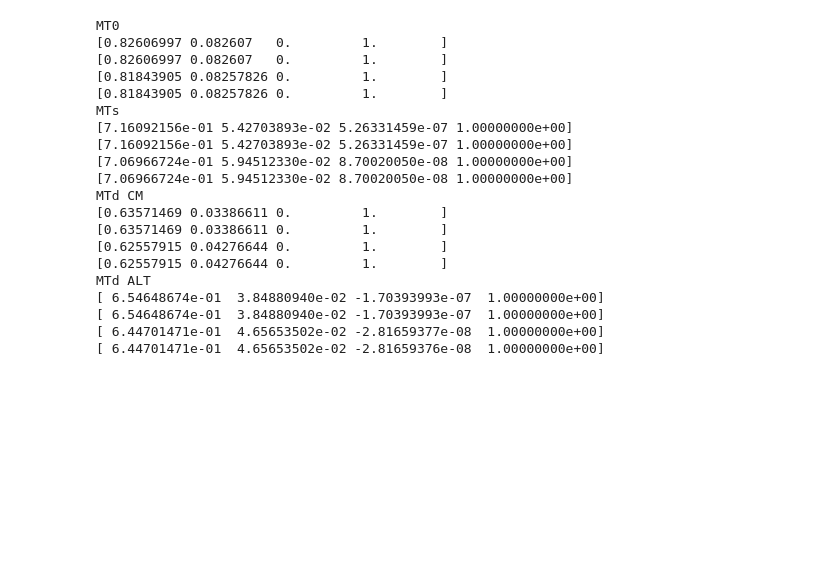
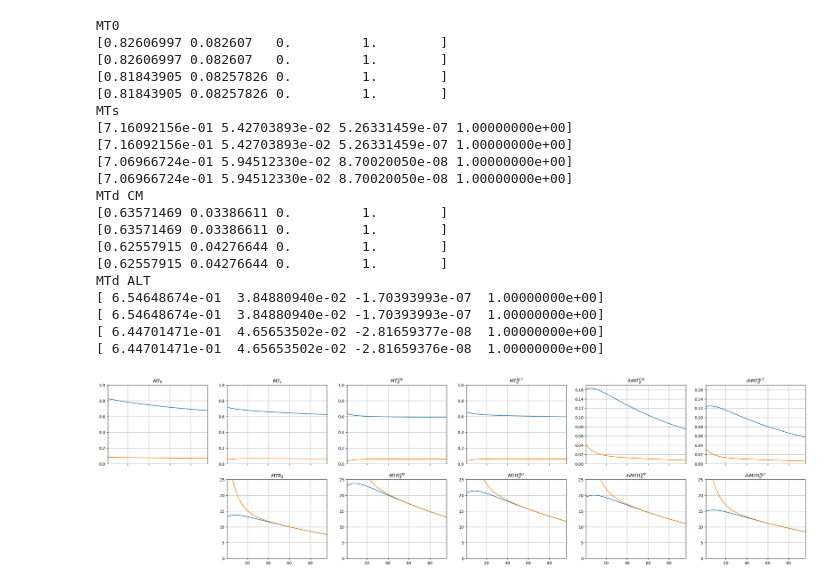
Before and after one commit to SirTwinkleberry/ihMT, a Jupyter notebook: notebook.ipynb, the cells around one changed output. Cells and saved outputs as stored; diff of their text form; code cells hidden in the pictures; blank space fills up the shorter version.

```diff
--- a/notebook.ipynb
+++ b/notebook.ipynb
@@ -204,0 +228,61 @@ MTd ALT
+# %%
+x = range(1, sequence_noDummy.N_adc + 1)
+
+fig, axes = plt.subplots(2, 6, sharex=True, figsize=(32, 8))
+axes = axes.flatten()
+
+axes[0].set_title("$MT_0$")
+axes[0].grid()
+axes[0].set_ylim(0, 1)
+axes[0].plot(x, allMT0[:,0:2])
+axes[0].set_xlim(1, sequence_noDummy.N_adc)
+axes[0 + 6].remove()
+
+axes[1].set_title("$MT_s$")
+axes[1].grid()
+axes[1].set_ylim(0, 1)
+axes[1].plot(x, allMTs[:,0:2])
+axes[1 + 6].set_title("$MTR_s$")
+axes[1 + 6].grid()
+axes[1 + 6].set_ylim(0, 25)
+axes[1 + 6].plot(x, allMTRs[:,0:2])
+
+axes[2].set_title("$MT_d^{CM}$")
+axes[2].grid()
+axes[2].set_ylim(0, 1)
+axes[2].plot(x, allMTds[0][:,0:2])
+axes[2 + 6].set_title("$MTR_d^{CM}$")
+axes[2 + 6].grid()
+axes[2 + 6].set_ylim(0, 25)
+axes[2 + 6].plot(x, allMTRds[0][:,0:2])
+
+axes[3].set_title("$MT_d^{ALT}$")
+axes[3].grid()
+axes[3].set_ylim(0, 1)
+axes[3].plot(x, allMTds[1][:,0:2])
+axes[3 + 6].set_title("$MTR_d^{ALT}$")
+axes[3 + 6].grid()
+axes[3 + 6].set_ylim(0, 25)
+axes[3 + 6].plot(x, allMTRds[1][:,0:2])
+
+axes[4].set_title("$ihMT_d^{CM}$")
+axes[4].grid()
+axes[4].set_ylim(0, .17)
+axes[4].plot(x, allihMTs[0][:,0:2])
+axes[4 + 6].set_title("$ihMTR_d^{CM}$")
+axes[4 + 6].grid()
+axes[4 + 6].set_ylim(0, 25)
+axes[4 + 6].plot(x, allihMTRs[0][:,0:2])
+
+axes[5].set_title("$ihMT_d^{ALT}$")
+axes[5].grid()
+axes[5].set_ylim(0, .17)
+axes[5].plot(x, allihMTs[1][:,0:2])
+axes[5 + 6].set_title("$ihMTR_d^{ALT}$")
+axes[5 + 6].grid()
+axes[5 + 6].set_ylim(0, 25)
+axes[5 + 6].plot(x, allihMTRs[1][:,0:2])
+
+plt.show()
+# %% [output]
+[figure, added]
```
Also changed, not shown: parts of 2 cells of this notebook.
